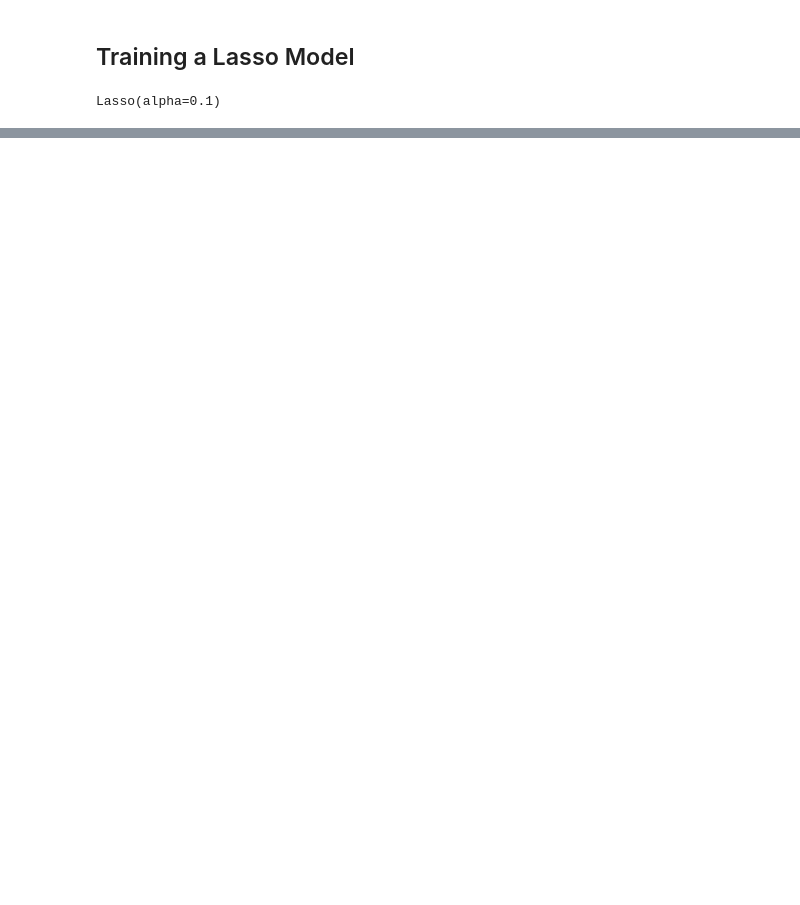
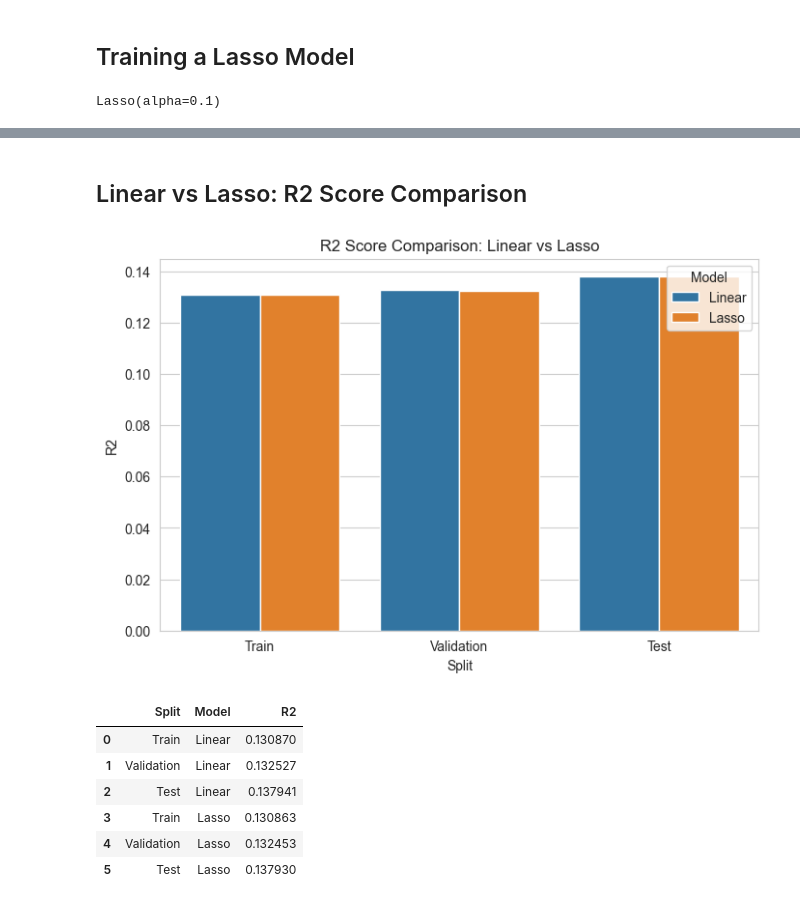
Before and after one commit to tikadatta2005/ML_GROUP_ASSIGNMENT, a Jupyter notebook: linear.ipynb, the cells around one changed output, grey strips where cells are left out. Cells and saved outputs as stored; diff of their text form; code cells hidden in the pictures; blank space fills up the shorter version.

```diff
--- a/linear.ipynb
+++ b/linear.ipynb
@@ -197,0 +242,25 @@ lasso Test R²: 0.13792968002681072
+# %% [markdown]
+## Linear vs Lasso: R2 Score Comparison
+# %%
+r2_df = pd.DataFrame({
+    "Split": ["Train", "Validation", "Test"] * 2,
+    "Model": ["Linear"] * 3 + ["Lasso"] * 3,
+    "R2": [linear_train_r2, linear_val_r2, linear_test_r2,
+           lasso_train_r2, lasso_val_r2, lasso_test_r2]
+})
+
+plt.figure(figsize=(8, 5))
+sns.barplot(data=r2_df, x="Split", y="R2", hue="Model")
+plt.title("R2 Score Comparison: Linear vs Lasso")
+plt.show()
+
+r2_df
+# %% [output]
+[figure, added]
+|  | Split | Model | R2 |
+| 0 | Train | Linear | 0.130870 |
+| 1 | Validation | Linear | 0.132527 |
+| 2 | Test | Linear | 0.137941 |
+| 3 | Train | Lasso | 0.130863 |
+| 4 | Validation | Lasso | 0.132453 |
+| 5 | Test | Lasso | 0.137930 |
```
Also changed, not shown: parts of 16 cells of this notebook.
